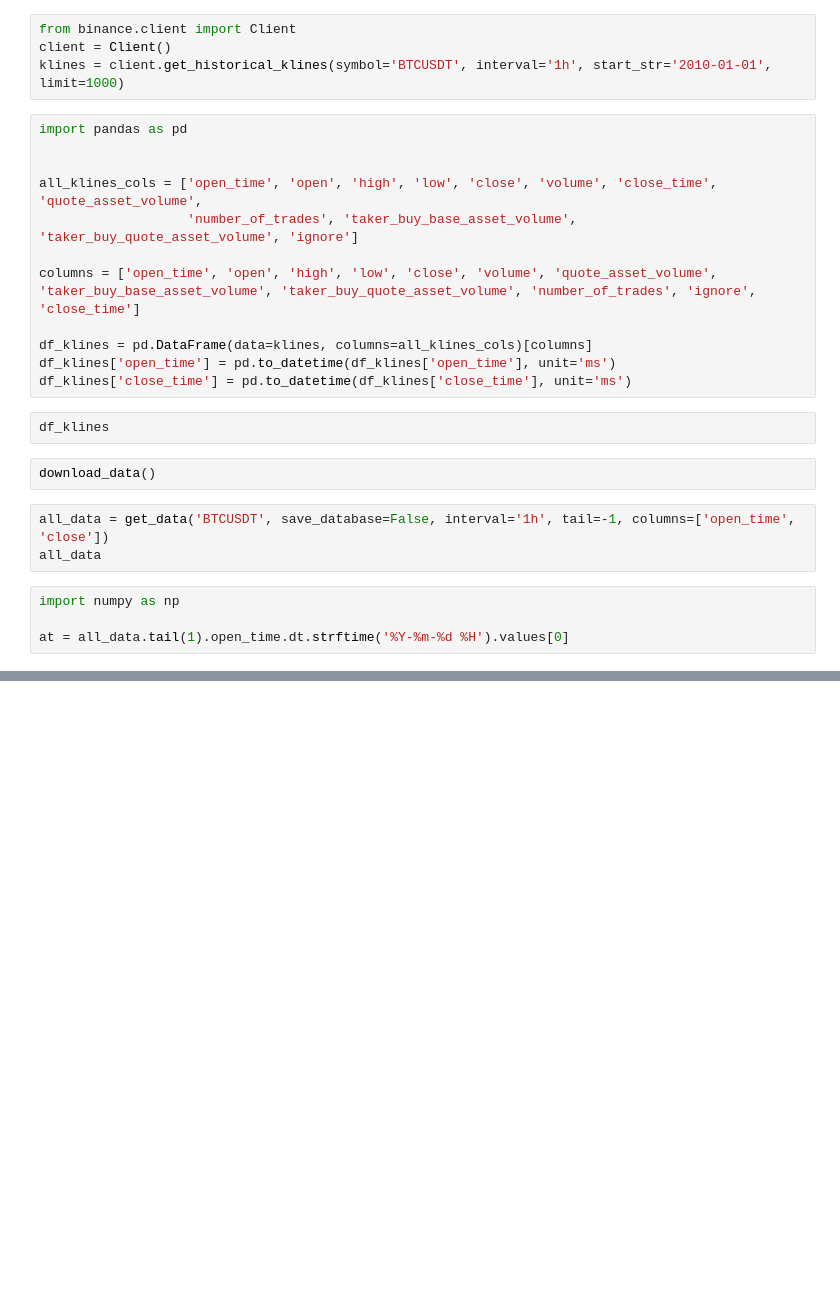
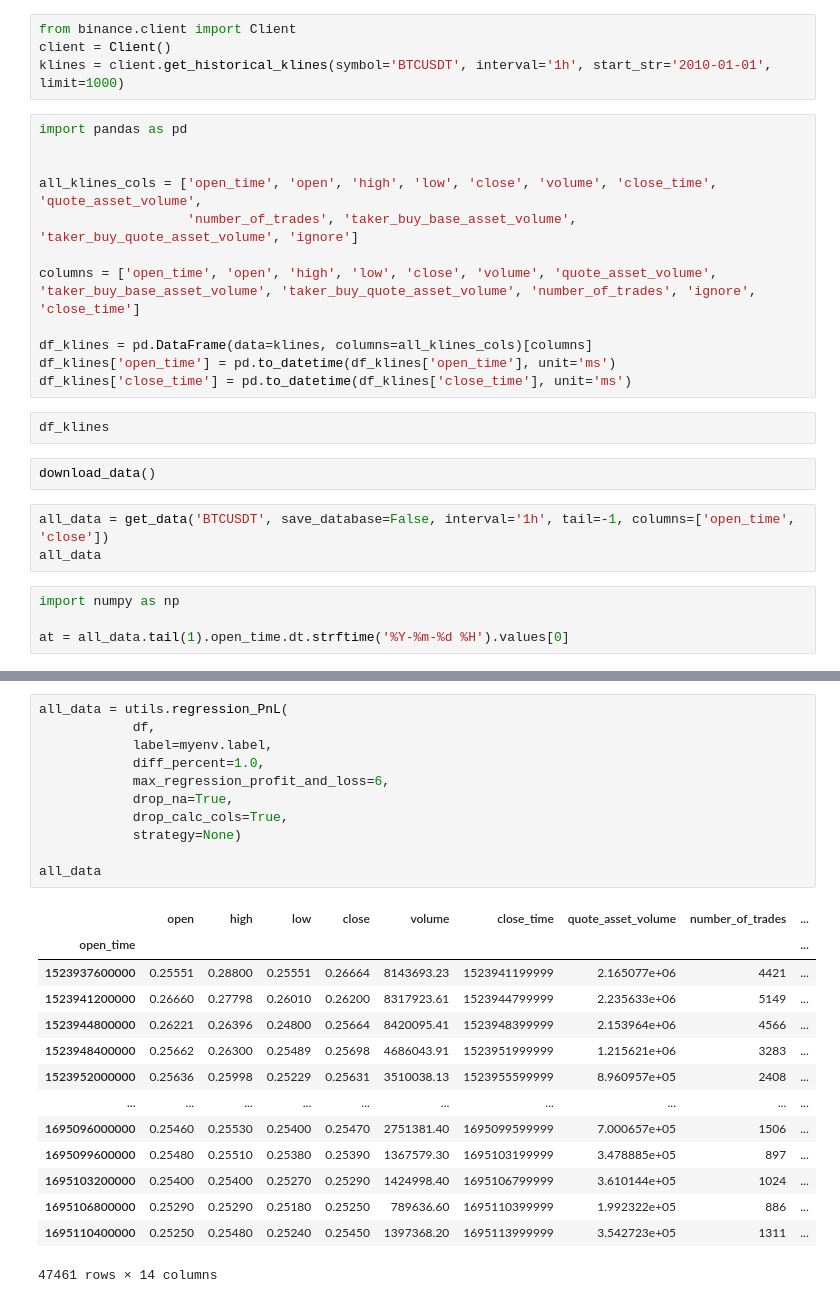
Before and after one commit to marmibv/mg_crypto_trader, a Jupyter notebook: src/jupyter_nb/teste.ipynb, the cells around one changed output, grey strips where cells are left out. Cells and saved outputs as stored; diff of their text form; blank space fills up the shorter version.

```diff
--- a/src/jupyter_nb/teste.ipynb
+++ b/src/jupyter_nb/teste.ipynb
@@ -266,0 +256,26 @@ Name: status, dtype: int64
+# %%
+all_data = utils.regression_PnL(
+            df,
+            label=myenv.label,
+            diff_percent=1.0,
+            max_regression_profit_and_loss=6,
+            drop_na=True,
+            drop_calc_cols=True,
+            strategy=None)
+
+all_data
+# %% [output]
+|  | open | high | low | close | volume | close_time | quote_asset_volume | number_of_trades | ... |
+| open_time |  |  |  |  |  |  |  |  | ... |
+| 1523937600000 | 0.25551 | 0.28800 | 0.25551 | 0.26664 | 8143693.23 | 1523941199999 | 2.165077e+06 | 4421 | ... |
+| 1523941200000 | 0.26660 | 0.27798 | 0.26010 | 0.26200 | 8317923.61 | 1523944799999 | 2.235633e+06 | 5149 | ... |
+| 1523944800000 | 0.26221 | 0.26396 | 0.24800 | 0.25664 | 8420095.41 | 1523948399999 | 2.153964e+06 | 4566 | ... |
+| 1523948400000 | 0.25662 | 0.26300 | 0.25489 | 0.25698 | 4686043.91 | 1523951999999 | 1.215621e+06 | 3283 | ... |
+| 1523952000000 | 0.25636 | 0.25998 | 0.25229 | 0.25631 | 3510038.13 | 1523955599999 | 8.960957e+05 | 2408 | ... |
+| ... | ... | ... | ... | ... | ... | ... | ... | ... | ... |
+| 1695096000000 | 0.25460 | 0.25530 | 0.25400 | 0.25470 | 2751381.40 | 1695099599999 | 7.000657e+05 | 1506 | ... |
+| 1695099600000 | 0.25480 | 0.25510 | 0.25380 | 0.25390 | 1367579.30 | 1695103199999 | 3.478885e+05 | 897 | ... |
+| 1695103200000 | 0.25400 | 0.25400 | 0.25270 | 0.25290 | 1424998.40 | 1695106799999 | 3.610144e+05 | 1024 | ... |
+| 1695106800000 | 0.25290 | 0.25290 | 0.25180 | 0.25250 | 789636.60 | 1695110399999 | 1.992322e+05 | 886 | ... |
+| 1695110400000 | 0.25250 | 0.25480 | 0.25240 | 0.25450 | 1397368.20 | 1695113999999 | 3.542723e+05 | 1311 | ... |
+47461 rows × 14 columns
```
Also changed, not shown: parts of 7 cells of this notebook, 27 other files.
